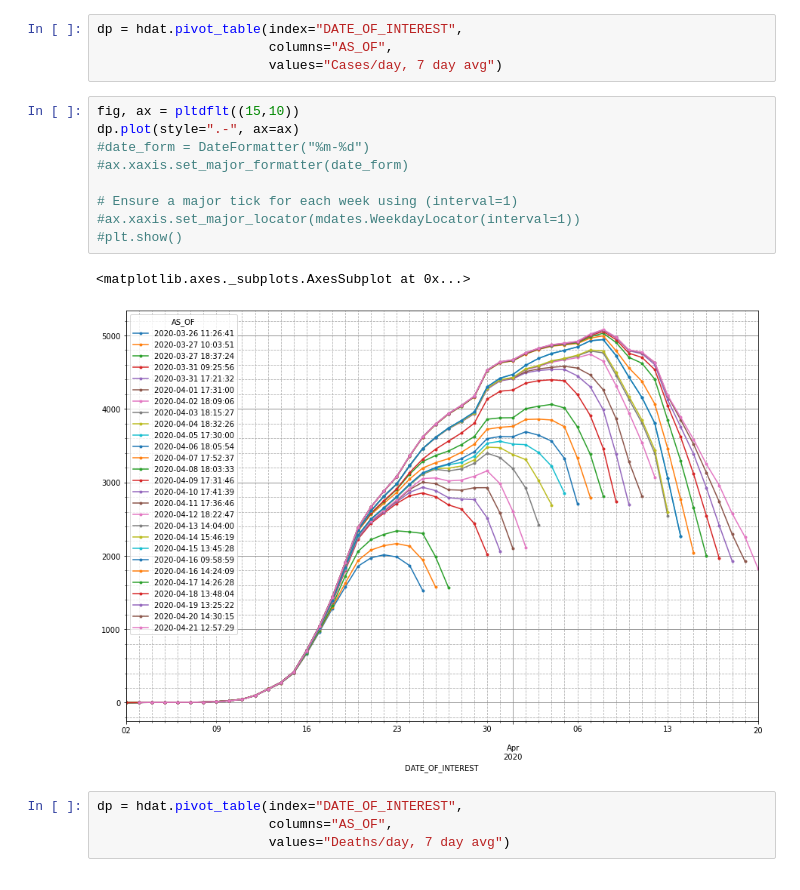
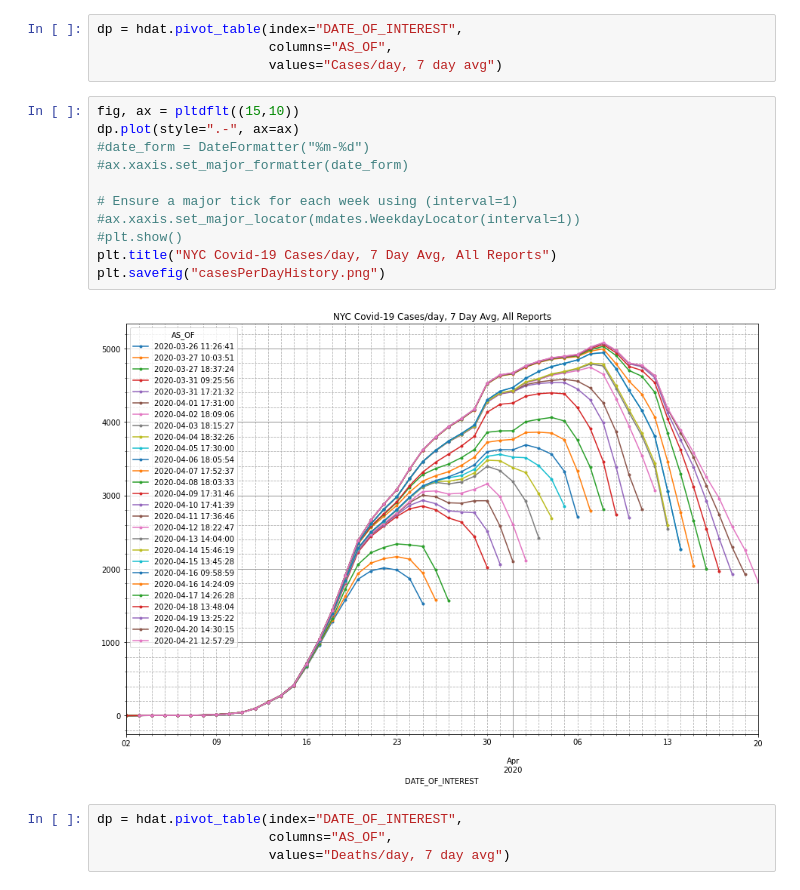
Before and after one commit to nychealth/coronavirus-data, a Jupyter notebook: Notebooks/Analysis.ipynb, the cells around one changed output. Cells and saved outputs as stored; diff of their text form.

```diff
--- a/Notebooks/Analysis.ipynb
+++ b/Notebooks/Analysis.ipynb
@@ -70,15 +70,16 @@ dp = hdat.pivot_table(index="DATE_OF_INTEREST",
 # %%
 fig, ax = pltdflt((15,10))
 dp.plot(style=".-", ax=ax)
 #date_form = DateFormatter("%m-%d")
 #ax.xaxis.set_major_formatter(date_form)
 
 # Ensure a major tick for each week using (interval=1)
 #ax.xaxis.set_major_locator(mdates.WeekdayLocator(interval=1))
 #plt.show()
+plt.title("NYC Covid-19 Cases/day, 7 Day Avg, All Reports")
+plt.savefig("casesPerDayHistory.png")
 # %% [output]
-<matplotlib.axes._subplots.AxesSubplot at 0x...>
-[figure, old version]
+[figure, new version]
 # %%
 dp = hdat.pivot_table(index="DATE_OF_INTEREST",
                       columns="AS_OF",
```
Also changed, not shown: parts of 5 cells of this notebook, 1 other file.
